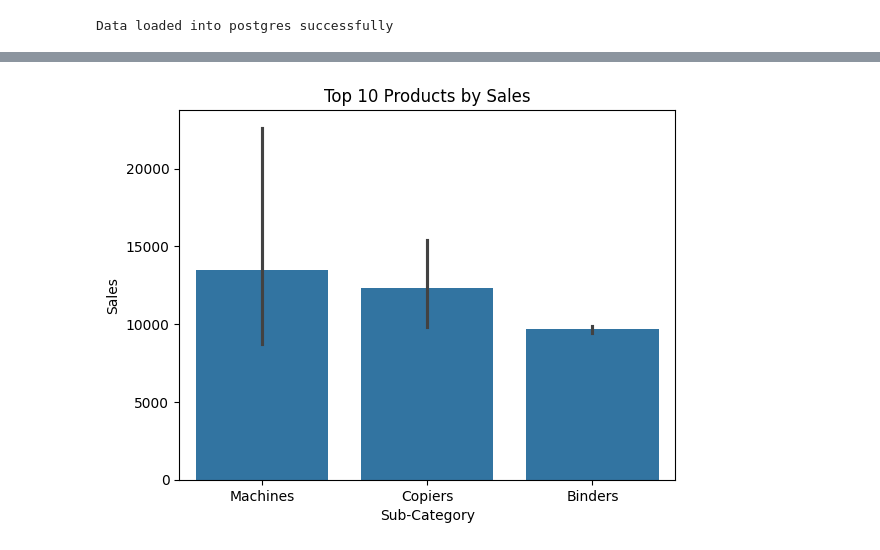
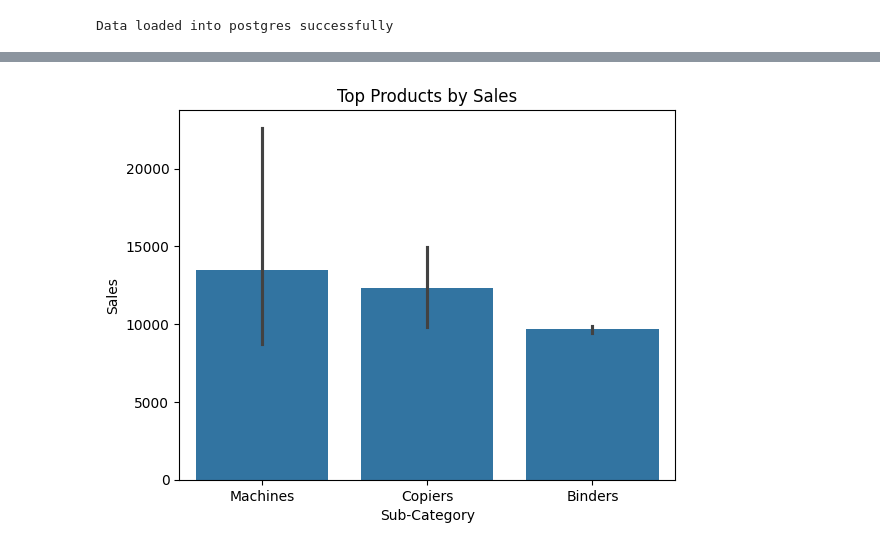
Before and after one commit to ArthiManju/retail-sales-data-pipeline, a Jupyter notebook: Retail_Sales.ipynb, the cells around one changed output, grey strips where cells are left out. Saved outputs shown, nothing was run; the diff lists cells and outputs as text; code cells hidden in the pictures.

```diff
--- a/Retail_Sales.ipynb
+++ b/Retail_Sales.ipynb
@@ -71,0 +61,11 @@ top_products
+# %%
+query = """
+SELECT "Sub-Category", "Sales"
+FROM sales_data
+GROUP BY "Sub-Category", "Sales"
+ORDER BY "Sales" DESC
+LIMIT 10;
+"""
+
+top_products = pd.read_sql(query, engine)
+top_products
@@ -72,9 +84,9 @@ top_products
 # %%
 import seaborn as sns
 import matplotlib.pyplot as plt
 
 sns.barplot(y='Sales', x='Sub-Category', data=top_products)
-plt.title("Top 10 Products by Sales")
+plt.title("Top Products by Sales")
 plt.show()
 # %% [output]
-[figure, old version]
+[figure, new version]
```
Also changed, not shown: parts of 2 cells of this notebook.
